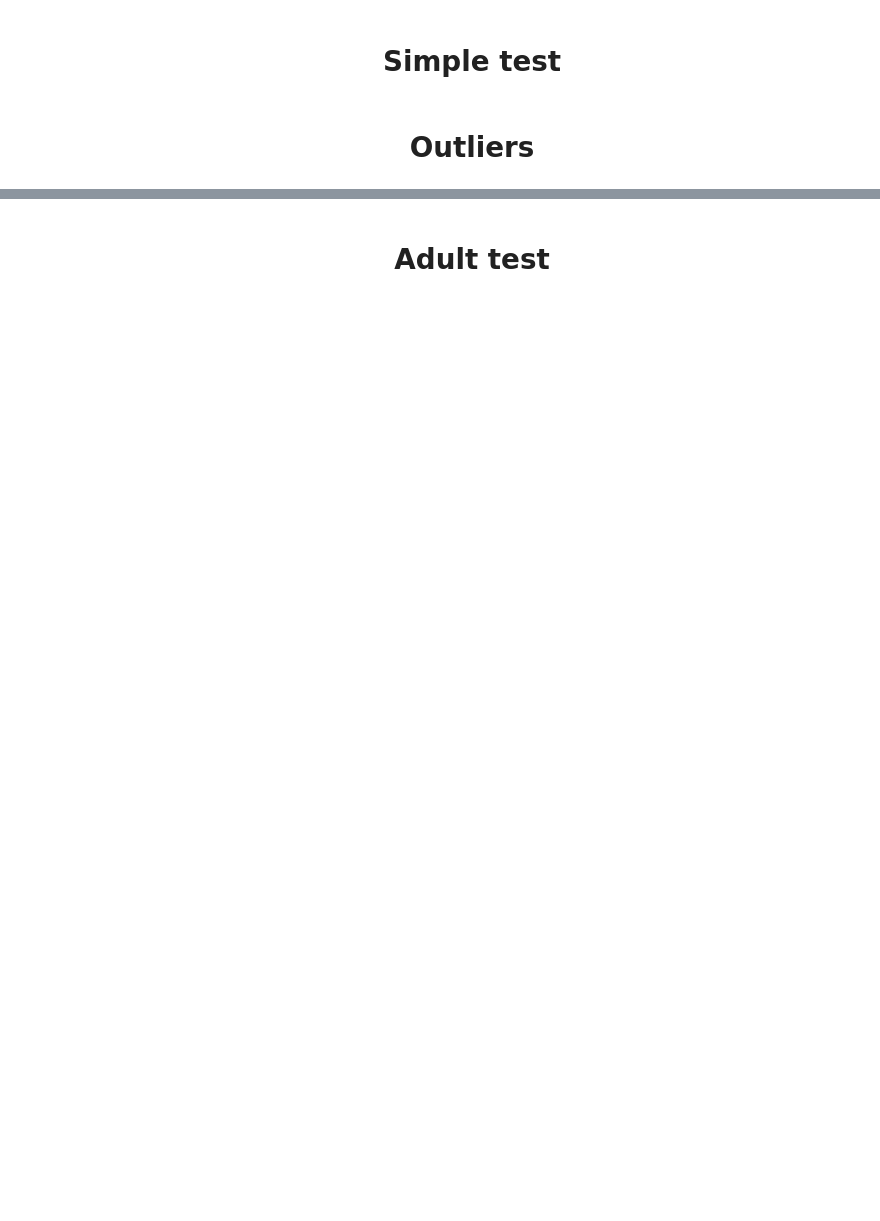
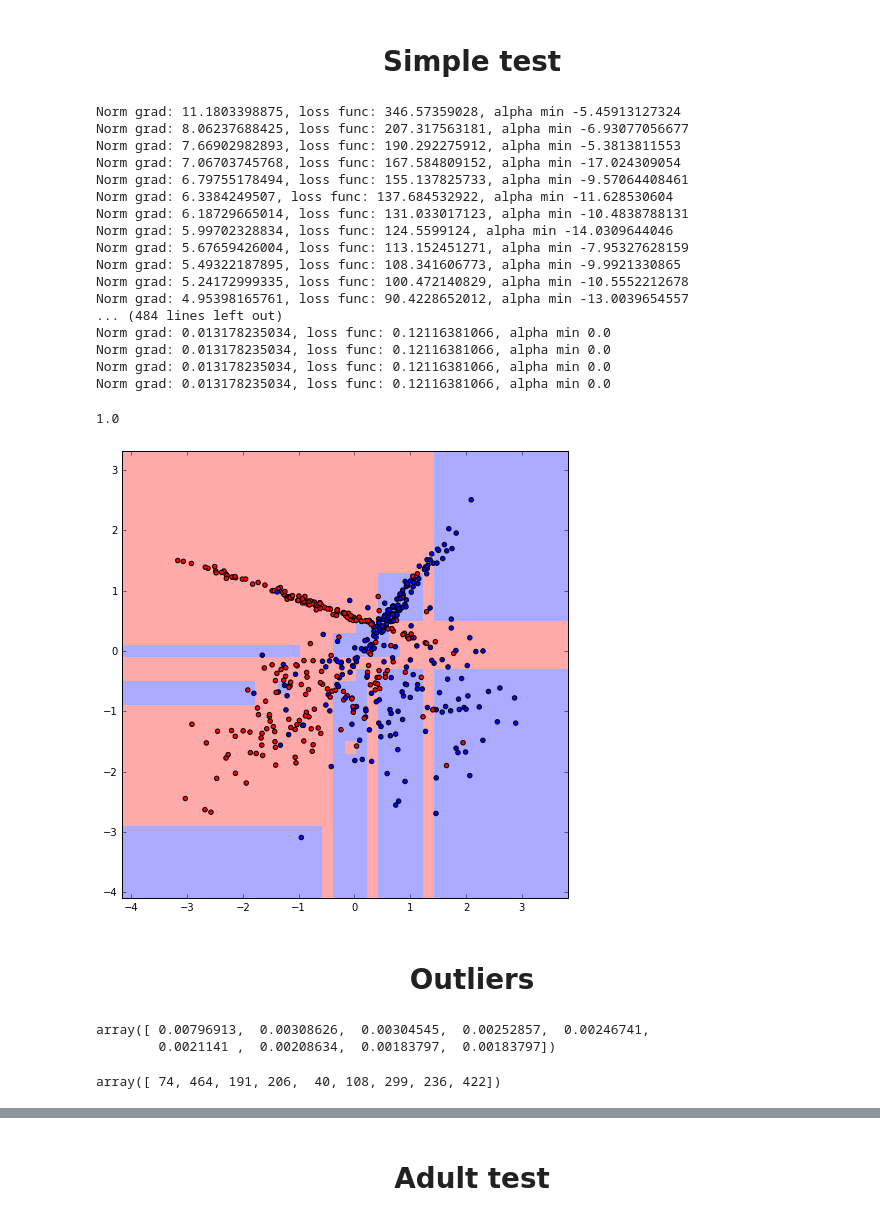
Before and after one commit to standy66/ml-fall-2016, a Jupyter notebook: hw02-boosting/stepanov_394_task2.ipynb, the cells around one changed output, grey strips where cells are left out. Drawn from its saved outputs; the diff is of its cells as text; code cells hidden in the pictures; blank space fills up the shorter version.

Commit message:
Add missing pictures and implement gradient boosting

```diff
--- a/hw02-boosting/stepanov_394_task2.ipynb
+++ b/hw02-boosting/stepanov_394_task2.ipynb
@@ -123,7 +168,28 @@ X, y = make_classification(n_samples=500, n_features=2,
                            flip_y=0.05, class_sep=0.8, random_state=241)
 y = 2*(y-0.5)
 # %%
-clf = BinaryBoostingClassifier(n_estimators=100).fit(X, y)
+clf = BinaryBoostingClassifier(n_estimators=500).fit(X, y)
 plot_surface(X, y, clf)
+accuracy_score(y == 1, clf.predict(X))
+# %% [output]
+Norm grad: 11.1803398875, loss func: 346.57359028, alpha min -5.45913127324
+Norm grad: 8.06237688425, loss func: 207.317563181, alpha min -6.93077056677
+Norm grad: 7.66902982893, loss func: 190.292275912, alpha min -5.3813811553
+Norm grad: 7.06703745768, loss func: 167.584809152, alpha min -17.024309054
+Norm grad: 6.79755178494, loss func: 155.137825733, alpha min -9.57064408461
+Norm grad: 6.3384249507, loss func: 137.684532922, alpha min -11.628530604
+Norm grad: 6.18729665014, loss func: 131.033017123, alpha min -10.4838788131
+Norm grad: 5.99702328834, loss func: 124.5599124, alpha min -14.0309644046
+Norm grad: 5.67659426004, loss func: 113.152451271, alpha min -7.95327628159
+Norm grad: 5.49322187895, loss func: 108.341606773, alpha min -9.9921330865
+Norm grad: 5.24172999335, loss func: 100.472140829, alpha min -10.5552212678
+Norm grad: 4.95398165761, loss func: 90.4228652012, alpha min -13.0039654557
+... (484 lines left out)
+Norm grad: 0.013178235034, loss func: 0.12116381066, alpha min 0.0
+Norm grad: 0.013178235034, loss func: 0.12116381066, alpha min 0.0
+Norm grad: 0.013178235034, loss func: 0.12116381066, alpha min 0.0
+Norm grad: 0.013178235034, loss func: 0.12116381066, alpha min 0.0
+1.0
+[figure, added]
 # %% [markdown]
 <h1 align="center">Outliers</h1>
@@ -131,0 +196,9 @@ plot_surface(X, y, clf)
+# %%
+clf.grad_abs_[clf.out_]
+# %% [output]
+array([ 0.00796913,  0.00308626,  0.00304545,  0.00252857,  0.00246741,
+        0.0021141 ,  0.00208634,  0.00183797,  0.00183797])
+# %%
+clf.out_
+# %% [output]
+array([ 74, 464, 191, 206,  40, 108, 299, 236, 422])
```
Also changed, not shown: parts of 16 cells of this notebook, 2 other files.
